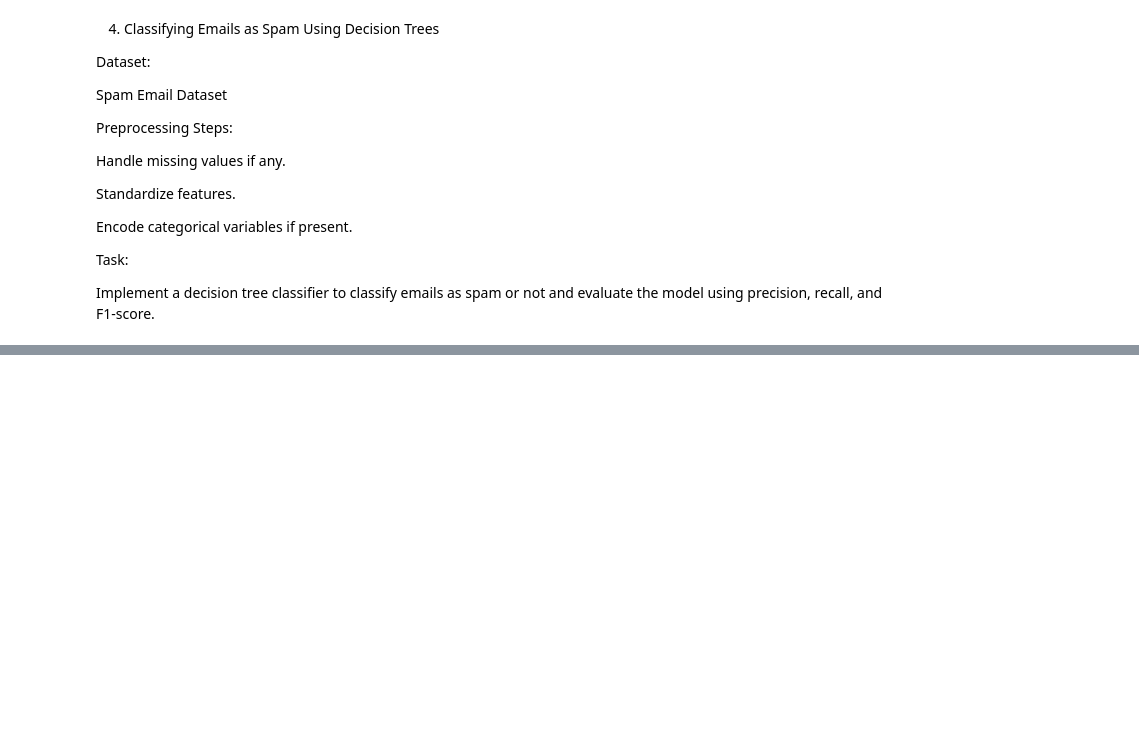
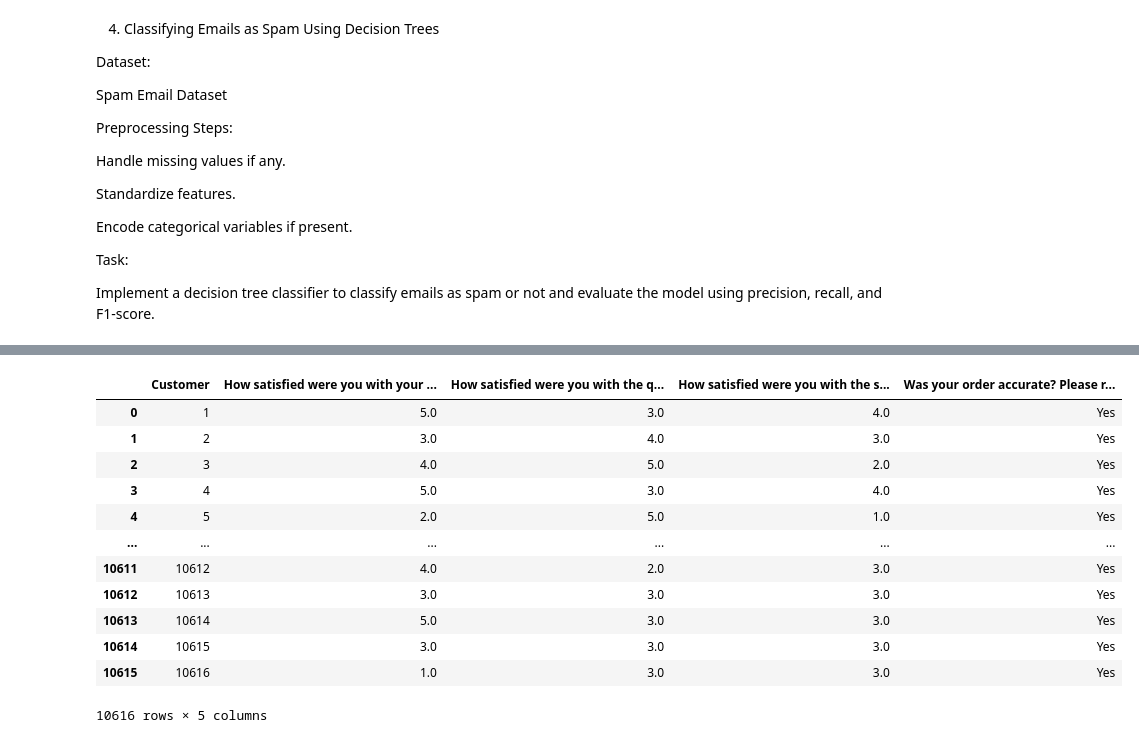
Before and after one commit to amber-khurshid/100DaysOfBytewise, a Jupyter notebook: eleventh_task.ipynb, the cells around one changed output, grey strips where cells are left out. Saved outputs shown, nothing was run; the diff lists cells and outputs as text; code cells hidden in the pictures; blank space fills up the shorter version.

```diff
--- a/eleventh_task.ipynb
+++ b/eleventh_task.ipynb
@@ -362,0 +465,18 @@ Implement a decision tree classifier to classify emails as spam or not and evalu
+# %%
+import pandas as pd
+df=pd.read_csv('Customer-survey-data.csv')
+df
+# %% [output]
+|  | Customer | How satisfied were you with your ... | How satisfied were you with the q... | How satisfied were you with the s... | Was your order accurate? Please r... |
+| 0 | 1 | 5.0 | 3.0 | 4.0 | Yes |
+| 1 | 2 | 3.0 | 4.0 | 3.0 | Yes |
+| 2 | 3 | 4.0 | 5.0 | 2.0 | Yes |
+| 3 | 4 | 5.0 | 3.0 | 4.0 | Yes |
+| 4 | 5 | 2.0 | 5.0 | 1.0 | Yes |
+| ... | ... | ... | ... | ... | ... |
+| 10611 | 10612 | 4.0 | 2.0 | 3.0 | Yes |
+| 10612 | 10613 | 3.0 | 3.0 | 3.0 | Yes |
+| 10613 | 10614 | 5.0 | 3.0 | 3.0 | Yes |
+| 10614 | 10615 | 3.0 | 3.0 | 3.0 | Yes |
+| 10615 | 10616 | 1.0 | 3.0 | 3.0 | Yes |
+10616 rows × 5 columns
```
Also changed, not shown: parts of 23 cells of this notebook.
